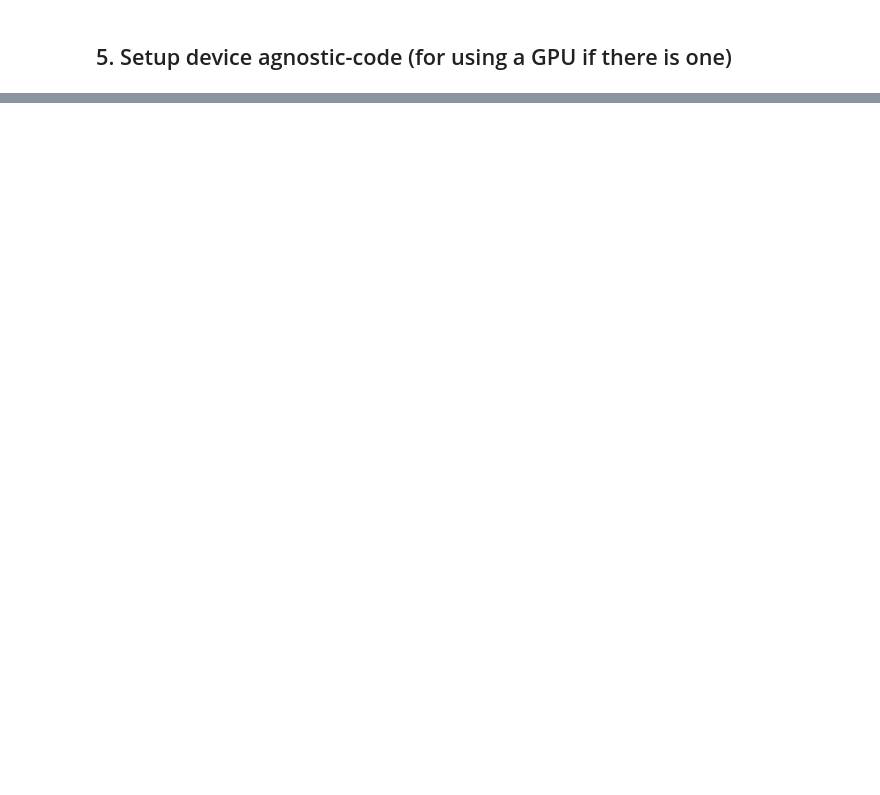
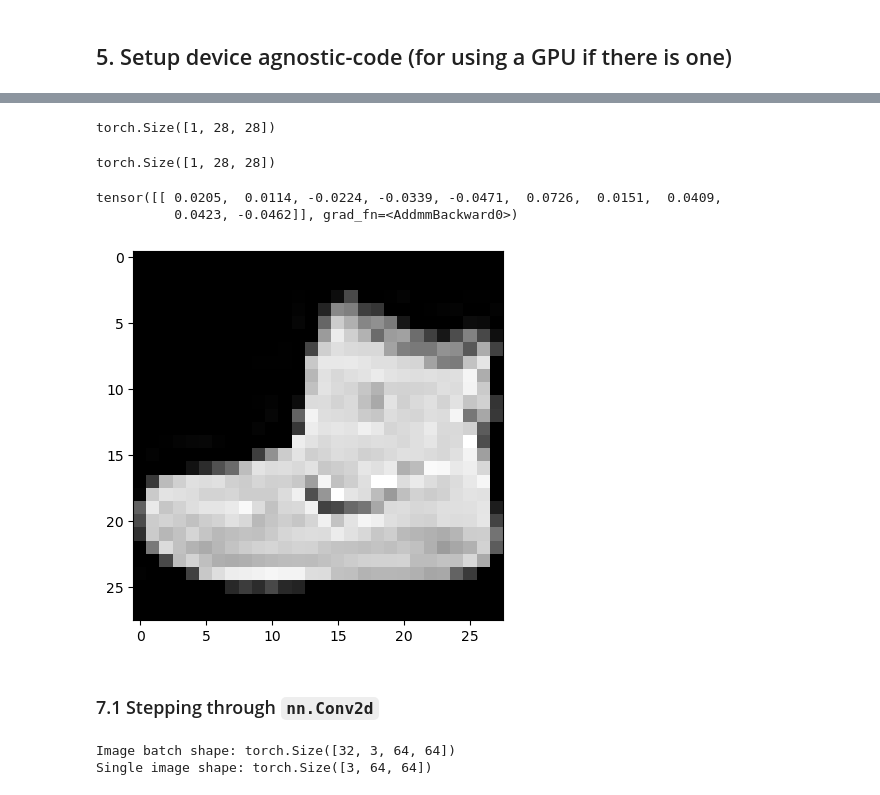
Before and after one commit to NemanjaTomic57/data-science, a Jupyter notebook: pytorch/03_fashionMNIST.ipynb, the cells around one changed output, grey strips where cells are left out. Saved outputs shown, nothing was run; the diff lists cells and outputs as text; code cells hidden in the pictures; blank space fills up the shorter version.

Commit message:
fastai: lesson 4 pytorch: fashionMNIST classification

```diff
--- a/pytorch/03_fashionMNIST.ipynb
+++ b/pytorch/03_fashionMNIST.ipynb
@@ -429,2 +429,6 @@ model_0_results
 # %% [markdown]
 ## 5. Setup device agnostic-code (for using a GPU if there is one)
+# %%
+# Setup device-agnostic code
+device = 'cuda' if torch.cuda.is_available() else 'cpu'
+device
@@ -430,0 +469,5 @@ model_0_results
+# %%
+from helper_functions import accuracy_fn
+loss_fn = nn.CrossEntropyLoss() # measure how wrong our model is
+optimizer = torch.optim.SGD(params=model_1.parameters(),  # tries to update our model's parameters to reduce the loss
+                            lr=0.1)
@@ -430,0 +579,26 @@ model_0_results
+# %%
+from timeit import default_timer as timer
+train_time_start_on_gpu = timer()
+
+# Set epochs
+epochs = 3
+
+# Create a optimization and evaluation loop using train_step() and test_step()
+for epoch in tqdm(range(epochs)):
+  print(f"Epoch: {epoch}\n--------")
+  train_step(model=model_1,
+             data_loader=train_dataloader,
+             loss_fn=loss_fn,
+             optimizer=optimizer,
+             accuracy_fn=accuracy_fn,
+             device=device)
+  test_step(model=model_1,
+            data_loader=test_dataloader,
+            loss_fn=loss_fn,
+            accuracy_fn=accuracy_fn,
+            device=device)
+
+train_time_end_on_gpu = timer()
+total_train_time_model_1_gpu = print_train_time(start=train_time_start_on_gpu,
+                                            end=train_time_end_on_gpu,
+                                            device=device)
@@ -430,0 +708,33 @@ model_0_results
+# %%
+image.shape
+# %% [output]
+torch.Size([1, 28, 28])
+# %%
+model_2 = FashionMNISTModelV2(input_shape=1,    # number of color channels
+                              hidden_units=10,
+                              output_shape=len(class_names)).to(device)
+# %%
+image.shape
+# %% [output]
+torch.Size([1, 28, 28])
+# %%
+plt.imshow(image.squeeze(), cmap="gray")
+
+# Try forward pass
+model_2(image.unsqueeze(0))
+# %% [output]
+tensor([[ 0.0205,  0.0114, -0.0224, -0.0339, -0.0471,  0.0726,  0.0151,  0.0409,
+          0.0423, -0.0462]], grad_fn=<AddmmBackward0>)
+[figure, added]
+# %% [markdown]
+### 7.1 Stepping through `nn.Conv2d`
+# %%
+# Create a batch of images
+images = torch.randn(size=(32, 3, 64, 64))
+test_image = images[0]
+
+print(f"Image batch shape: {images.shape}")
+print(f"Single image shape: {test_image.shape}")
+# %% [output]
+Image batch shape: torch.Size([32, 3, 64, 64])
+Single image shape: torch.Size([3, 64, 64])
```
Also changed, not shown: parts of 48 cells of this notebook, 2 other files.
